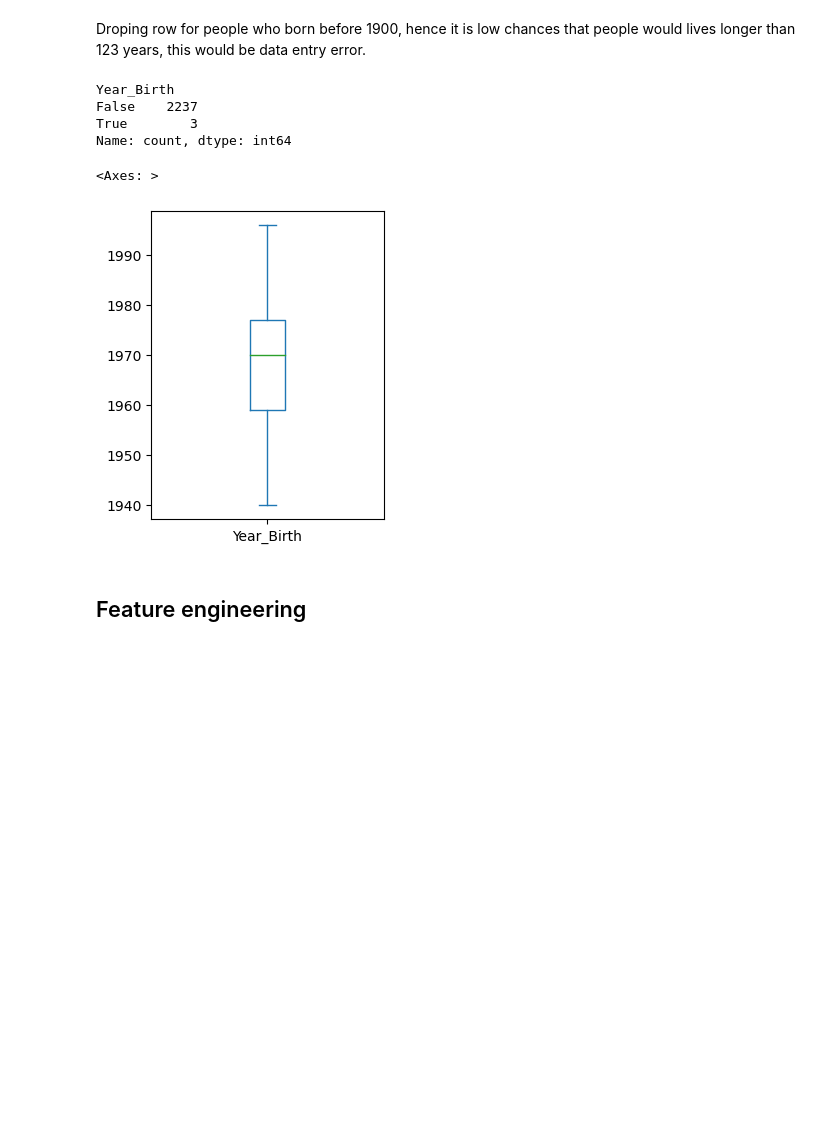
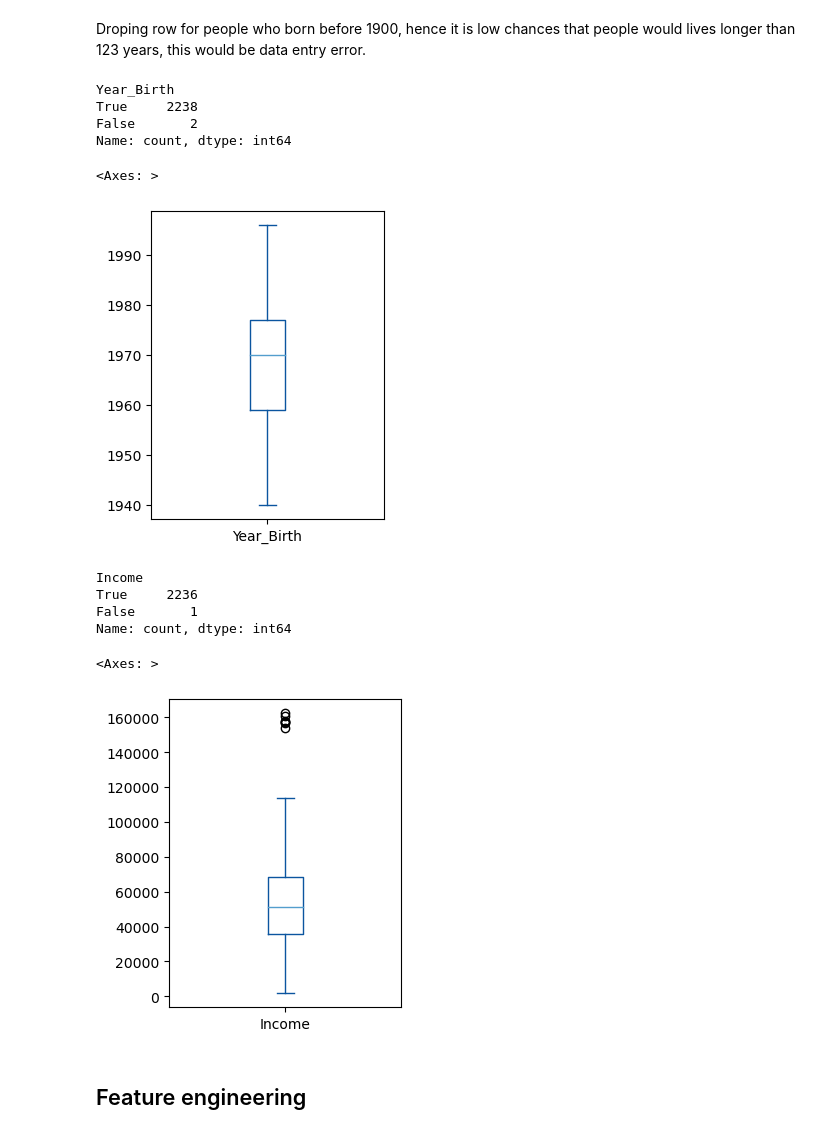
Before and after one commit to lumlong/my_learning, a Jupyter notebook: 3.data_science/projects/marketing_analytics.ipynb, the cells around one changed output. Cells and saved outputs as stored; diff of their text form; code cells hidden in the pictures; blank space fills up the shorter version.

```diff
--- a/3.data_science/projects/marketing_analytics.ipynb
+++ b/3.data_science/projects/marketing_analytics.ipynb
@@ -19,6 +27,7 @@ import numpy as np
 
 import matplotlib.pyplot as plt
 import seaborn as sns
+sns.set_palette('Blues_r')
 
 from sklearn.impute import SimpleImputer
 # %%
@@ -161,11 +170,11 @@ plt.subplots_adjust(wspace=0.5)
 # %% [markdown]
 Droping row for people who born before 1900, hence it is low chances that people would lives longer than 123 years, this would be data entry error.
 # %%
-pd.value_counts(df['Year_Birth'] <= 1900)
+pd.value_counts(df['Year_Birth'] >= 1900)
 # %% [output]
 Year_Birth
-False    2237
-True        3
+True     2238
+False       2
 Name: count, dtype: int64
 # %%
 # Drop outlier and reset index
@@ -174,7 +183,21 @@ df = df[df['Year_Birth'] > 1900].reset_index(drop=True)
 df['Year_Birth'].plot(kind='box', figsize=(3,4))
 # %% [output]
 <Axes: >
-[figure, old version]
+[figure, new version]
+# %%
+pd.value_counts(df['Income'] < 200000)
+# %% [output]
+Income
+True     2236
+False       1
+Name: count, dtype: int64
+# %%
+df = df[df['Income'] < 200000].reset_index(drop=True)
+
+df['Income'].plot(kind='box', figsize=(3,4))
+# %% [output]
+<Axes: >
+[figure, added]
 # %% [markdown]
 ## Feature engineering
 # %% [markdown]
```
Also changed, not shown: parts of 21 cells of this notebook, 9 other files.
